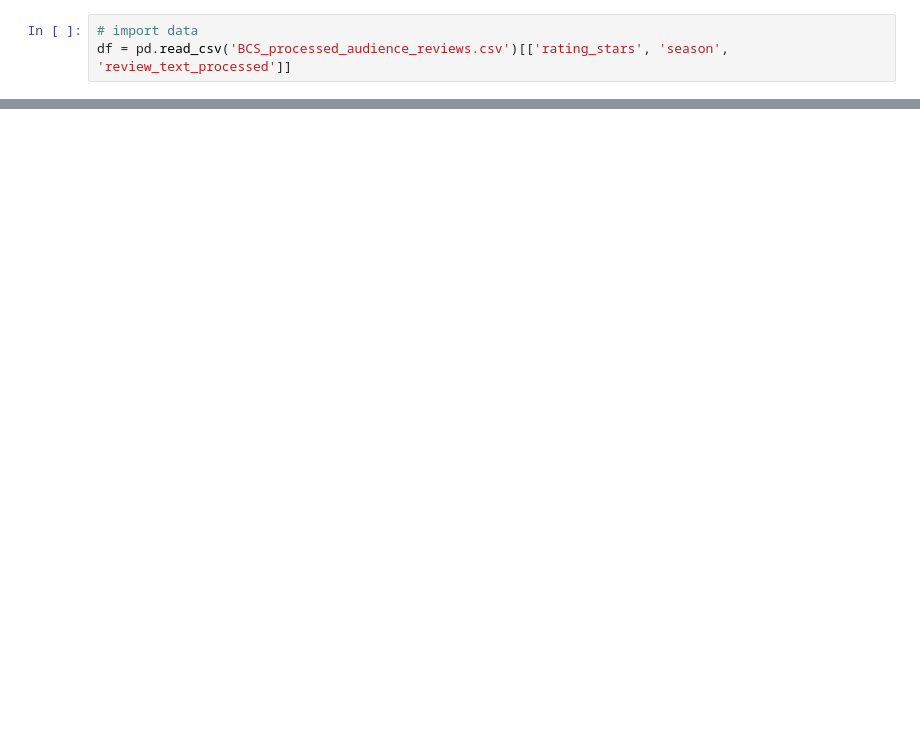
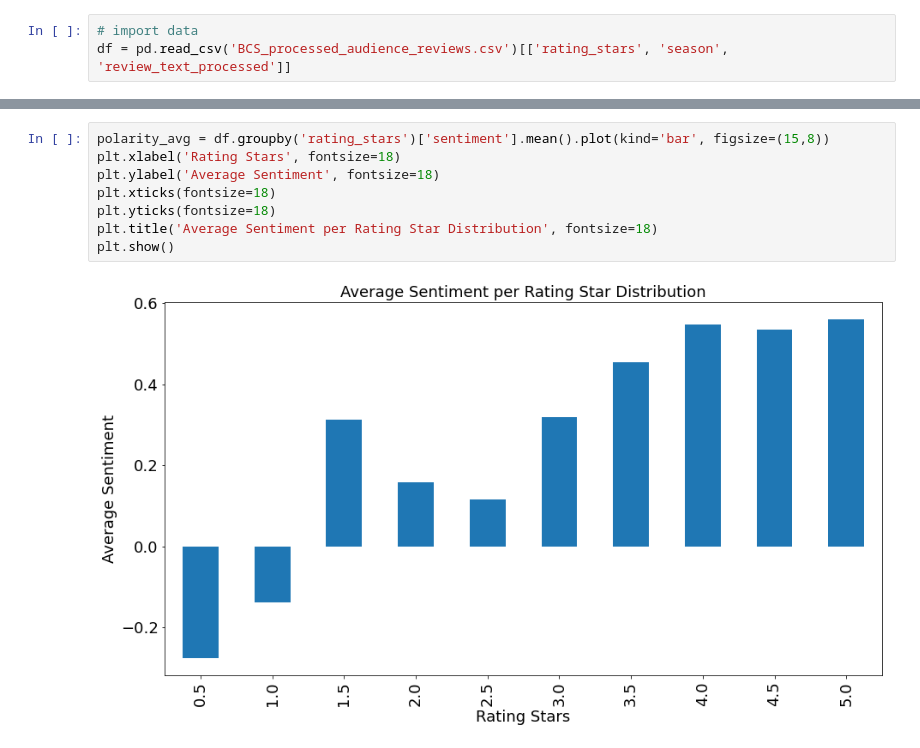
Before and after one commit to m724297540/Do-people-like-better-call-saul, a Jupyter notebook: EDA_audience_reviews.ipynb, the cells around one changed output, grey strips where cells are left out. Cells and saved outputs as stored; diff of their text form; blank space fills up the shorter version.

```diff
--- a/EDA_audience_reviews.ipynb
+++ b/EDA_audience_reviews.ipynb
@@ -57,0 +80,10 @@ df.head(20)
+# %%
+polarity_avg = df.groupby('rating_stars')['sentiment'].mean().plot(kind='bar', figsize=(15,8))
+plt.xlabel('Rating Stars', fontsize=18)
+plt.ylabel('Average Sentiment', fontsize=18)
+plt.xticks(fontsize=18)
+plt.yticks(fontsize=18)
+plt.title('Average Sentiment per Rating Star Distribution', fontsize=18)
+plt.show()
+# %% [output]
+[figure, added]
```
Also changed, not shown: parts of 17 cells of this notebook.
